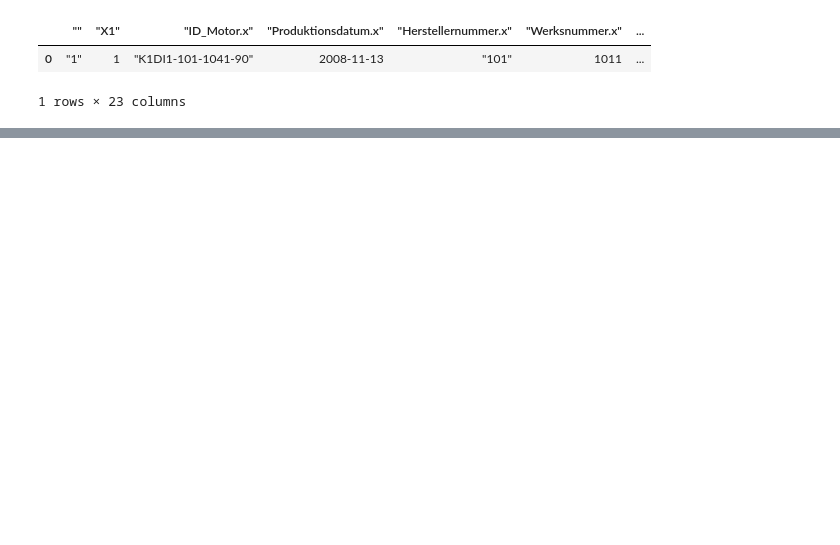
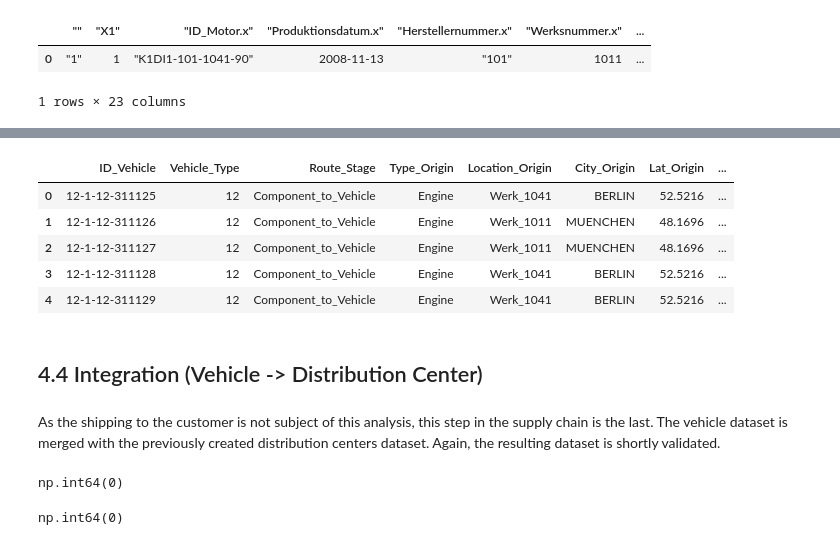
Before and after one commit to Kian7667/Car_Supply_Chain_Analysis, a Jupyter notebook: SoSe26_Case_Study_Group_11.ipynb, the cells around one changed output, grey strips where cells are left out. Drawn from its saved outputs; the diff is of its cells as text; code cells hidden in the pictures; blank space fills up the shorter version.

```diff
--- a/SoSe26_Case_Study_Group_11.ipynb
+++ b/SoSe26_Case_Study_Group_11.ipynb
@@ -366,0 +1440,17 @@ engine_k1di1_path = "data/IDA SoSe26 - Data/Komponente_K1DI1.csv"
+# %%
+# Dropping unneeded colums
+
+OEM1_Typ11.drop(columns= ["Produktionsdatum", "Herstellernummer"], inplace = True)
+OEM1_Typ12.drop(columns= ["Produktionsdatum", "Herstellernummer"], inplace = True)
+# %%
+# concatinating both vehicle datasets (type 11 and 12) and retrieving information about plant loction through merging
+
+vehicles = pd.concat([OEM1_Typ11, OEM1_Typ12], ignore_index= True).rename(columns = {"Werksnummer" : "Plant"})
+
+vehicles = vehicles.merge(plants, on = "Plant", how = "left", validate = "m:1").drop(columns = ["Zipcode"])
+
+vehicles["Location"] = "Werk_" + vehicles["Plant"].astype(str)
+
+vehicles.drop(columns = ["Plant"], inplace = True)
+
+vehicles["Type"] = "Vehicle"
@@ -366,0 +1526,8 @@ engine_k1di1_path = "data/IDA SoSe26 - Data/Komponente_K1DI1.csv"
+# %%
+component_to_vehicle = components.merge(components_vehicle_relation, on = "ID_Komponente", how = "left", validate= "1:1")\
+.merge(vehicles, on = "ID_Fahrzeug", how = "left", validate = "m:1", suffixes = ["_Origin", "_Destination"])\
+.rename(columns = {"ID_Fahrzeug" : "ID_Vehicle"})
+
+component_to_vehicle["Route_Stage"] = "Component_to_Vehicle"
+
+component_to_vehicle = component_to_vehicle[format_columns]
@@ -366,0 +1543,13 @@ engine_k1di1_path = "data/IDA SoSe26 - Data/Komponente_K1DI1.csv"
+# %%
+component_to_vehicle.head()
+# %% [output]
+|  | ID_Vehicle | Vehicle_Type | Route_Stage | Type_Origin | Location_Origin | City_Origin | Lat_Origin | ... |
+| 0 | 12-1-12-311125 | 12 | Component_to_Vehicle | Engine | Werk_1041 | BERLIN | 52.5216 | ... |
+| 1 | 12-1-12-311126 | 12 | Component_to_Vehicle | Engine | Werk_1011 | MUENCHEN | 48.1696 | ... |
+| 2 | 12-1-12-311127 | 12 | Component_to_Vehicle | Engine | Werk_1011 | MUENCHEN | 48.1696 | ... |
+| 3 | 12-1-12-311128 | 12 | Component_to_Vehicle | Engine | Werk_1041 | BERLIN | 52.5216 | ... |
+| 4 | 12-1-12-311129 | 12 | Component_to_Vehicle | Engine | Werk_1041 | BERLIN | 52.5216 | ... |
+# %% [markdown]
+## 4.4 Integration (Vehicle -> Distribution Center)
+# %% [markdown]
+As the shipping to the customer is not subject of this analysis, this step in the supply chain is the last. The vehicle dataset is merged with the previously created distribution centers dataset. Again, the resulting dataset is shortly validated.
@@ -366,0 +1563,9 @@ engine_k1di1_path = "data/IDA SoSe26 - Data/Komponente_K1DI1.csv"
+# %%
+# short validation
+vehicle_to_dc.isna().sum().sum()
+# %% [output]
+np.int64(0)
+# %%
+vehicle_to_dc.duplicated().sum()
+# %% [output]
+np.int64(0)
```
Also changed, not shown: parts of 214 cells of this notebook, 2 other files.
